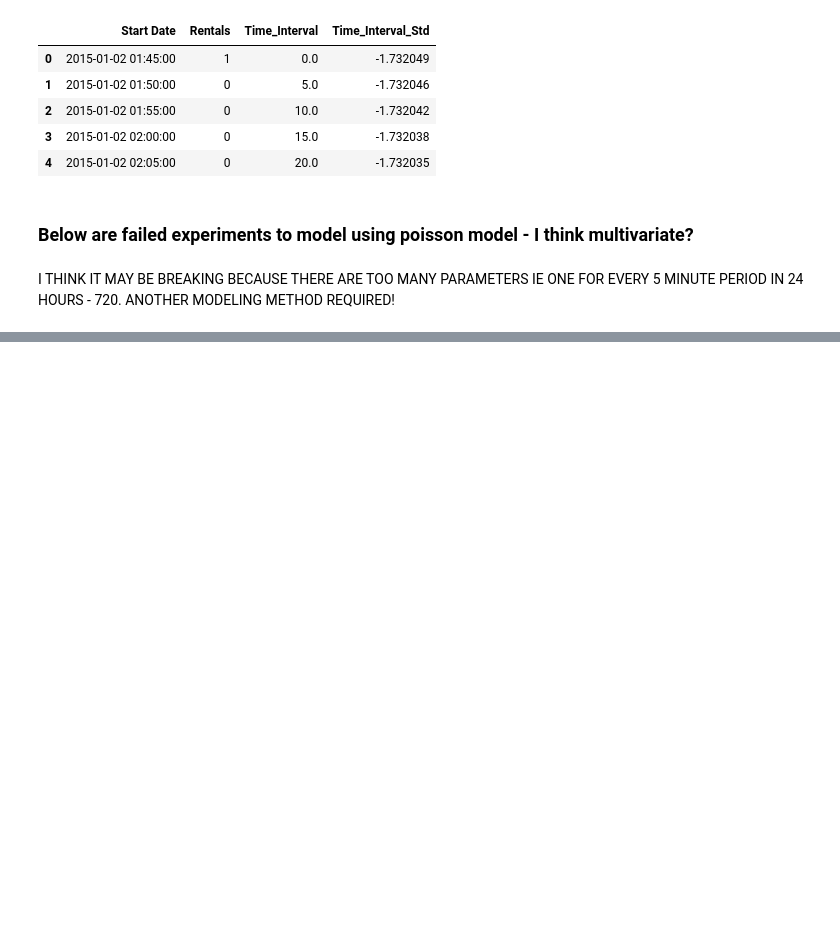
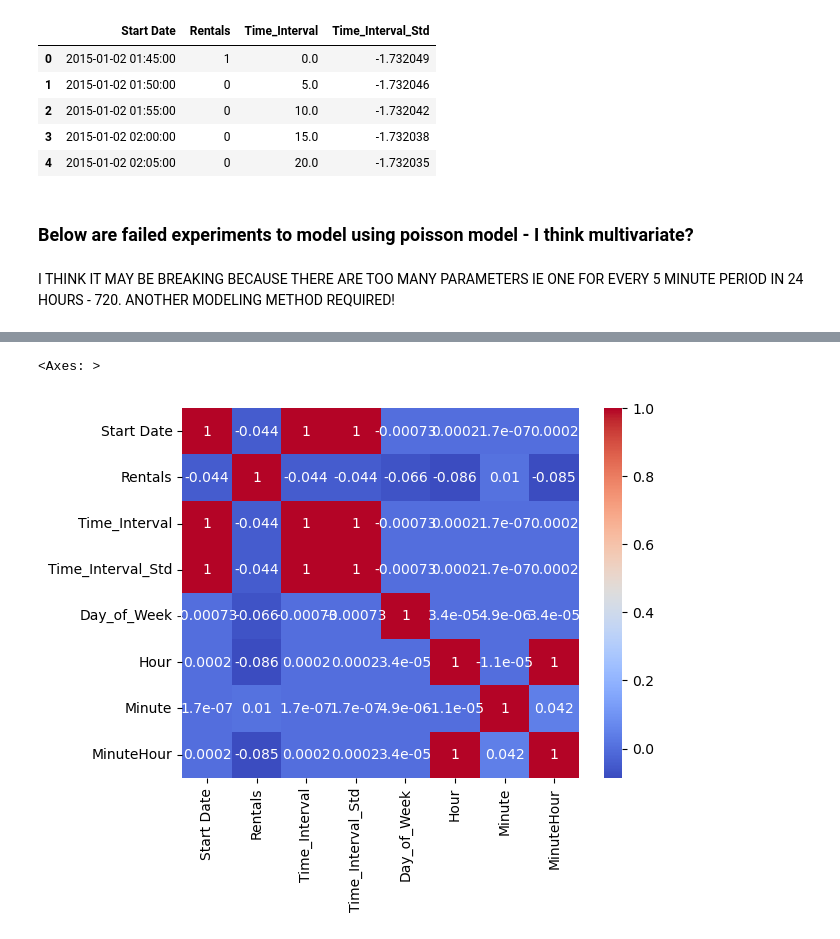
Before and after one commit to orenjhargreaves/TFL_bikes, a Jupyter notebook: Exploring waterloo df.ipynb, the cells around one changed output, grey strips where cells are left out. Drawn from its saved outputs; the diff is of its cells as text; code cells hidden in the pictures; blank space fills up the shorter version.

```diff
--- a/Exploring waterloo df.ipynb
+++ b/Exploring waterloo df.ipynb
@@ -206,0 +248,9 @@ I THINK IT MAY BE BREAKING BECAUSE THERE ARE TOO MANY PARAMETERS IE ONE FOR EVER
+# %%
+# Calculate the correlation matrix
+correlation_matrix = rentals_5min.corr()
+
+# Plot the heatmap
+sns.heatmap(correlation_matrix, annot=True, cmap='coolwarm')
+# %% [output]
+<Axes: >
+[figure, added]
```
Also changed, not shown: parts of 13 cells of this notebook.
